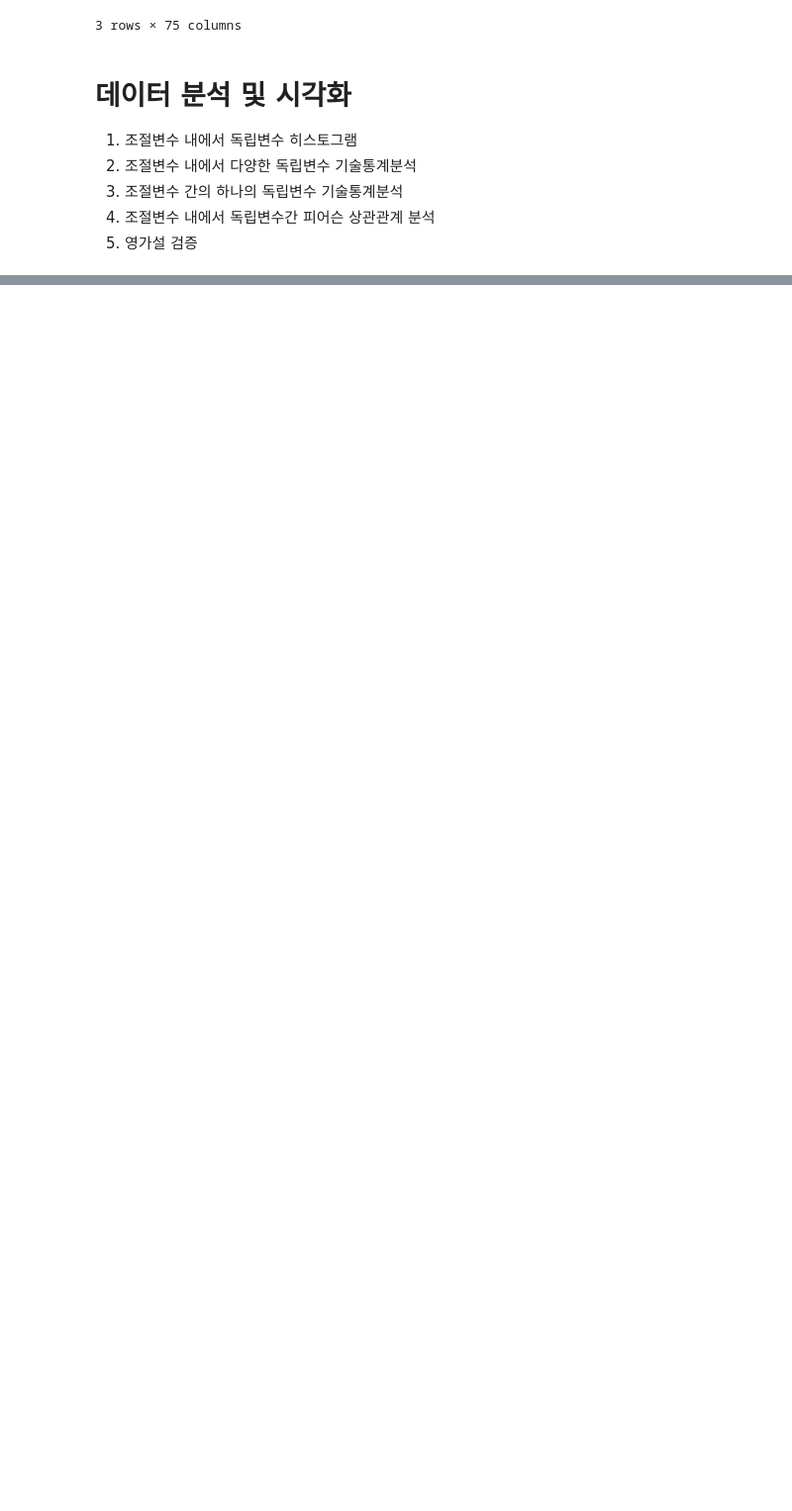
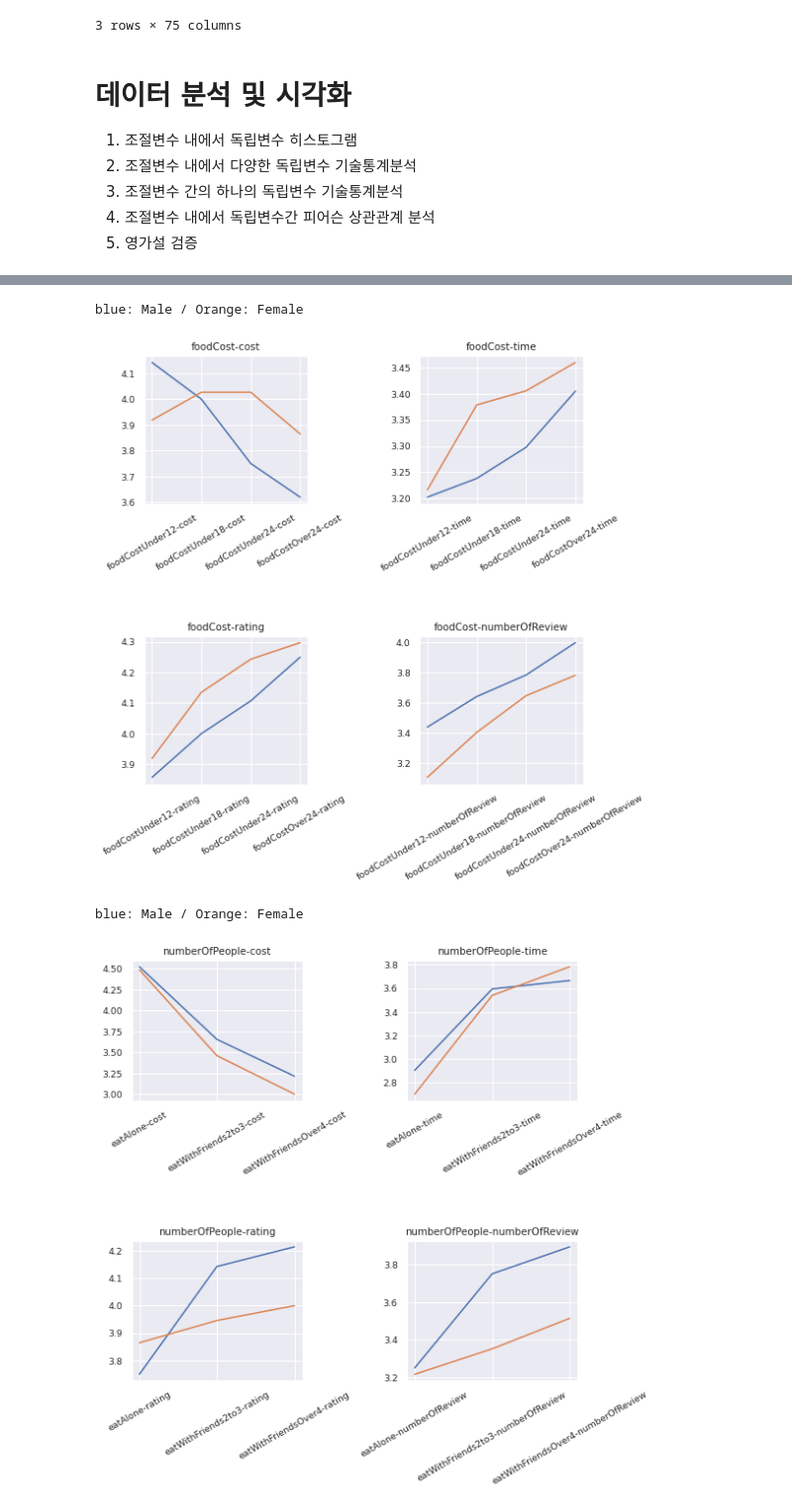
Before and after one commit to DonghyunKim98/probability_statistics_data_analysis, a Jupyter notebook: 확률및통계2022_DataAnalysis.ipynb, the cells around one changed output, grey strips where cells are left out. Shown at 99% size. Saved outputs shown, nothing was run; the diff lists cells and outputs as text; code cells hidden in the pictures; blank space fills up the shorter version.

```diff
--- a/확률및통계2022_DataAnalysis.ipynb
+++ b/확률및통계2022_DataAnalysis.ipynb
@@ -291,0 +390,47 @@ print(df)
+# %%
+# ③ 조절변수 간의 하나의 독립변수 기술통계분석
+moderateColumnIndexesList = [
+    [8,12,16,20], # 음식 가격
+    [24,28,32],   # 같이 먹는 사람 (가족 제외)
+    [40,44,48],   # 배달 날짜
+    [52,56,60,64] # 배달 시간
+    ]
+moderateNames=['foodCost','numberOfPeople','date','clock']
+
+def showPlotByModerates (moderateIndex):
+    modetaeColumnIndexes = moderateColumnIndexesList[moderateIndex]
+    moderateName = moderateNames[moderateIndex]
+
+    costByModeratesMale = userSex[('남자')].iloc[:,modetaeColumnIndexes]
+    timeByModeratesMale = userSex[('남자')].iloc[:,[x+1 for x in modetaeColumnIndexes]]
+    ratingByModeratesMale = userSex[('남자')].iloc[:,[x+2 for x in modetaeColumnIndexes]]
+    reviewByModeratesMale = userSex[('남자')].iloc[:,[x+3 for x in modetaeColumnIndexes]]
+
+    costByModeratesFemale = userSex[('여자')].iloc[:,modetaeColumnIndexes]
+    timeByModeratesFemale = userSex[('여자')].iloc[:,[x+1 for x in modetaeColumnIndexes]]
+    ratingByModeratesFemale = userSex[('여자')].iloc[:,[x+2 for x in modetaeColumnIndexes]]
+    reviewByModeratesFemale = userSex[('여자')].iloc[:,[x+3 for x in modetaeColumnIndexes]]
+
+    moderatedIndependentValuesM = [costByModeratesMale,timeByModeratesMale,ratingByModeratesMale,reviewByModeratesMale]
+    moderatedIndependentValuesW = [costByModeratesFemale,timeByModeratesFemale,ratingByModeratesFemale,reviewByModeratesFemale]
+    suffix_names = ['cost','time','rating','numberOfReview']
+
+    figure, axis = plt.subplots(2, 2,figsize=(8, 8))
+
+    print('\033[1m' + "blue: Male / Orange: Female")
+    for idx, suffix in enumerate(suffix_names):
+      axis[int(idx/2),idx%2].plot(moderatedIndependentValuesM[idx].mean().index,moderatedIndependentValuesM[idx].mean())
+      axis[int(idx/2),idx%2].plot(moderatedIndependentValuesW[idx].mean().index,moderatedIndependentValuesW[idx].mean())
+      axis[int(idx/2),idx%2].set_title(moderateName + '-' + suffix)
+      axis[int(idx/2),idx%2].tick_params(axis='x', labelrotation = 30)
+
+    plt.tight_layout(h_pad=5) # 겹치지 않게 설정, 여백설정
+    plt.show()
+
+for i in range(4):
+  showPlotByModerates(i)
+# %% [output]
+blue: Male / Orange: Female
+[figure, added]
+blue: Male / Orange: Female
+[figure, added]
```
Also changed, not shown: parts of 22 cells of this notebook.
